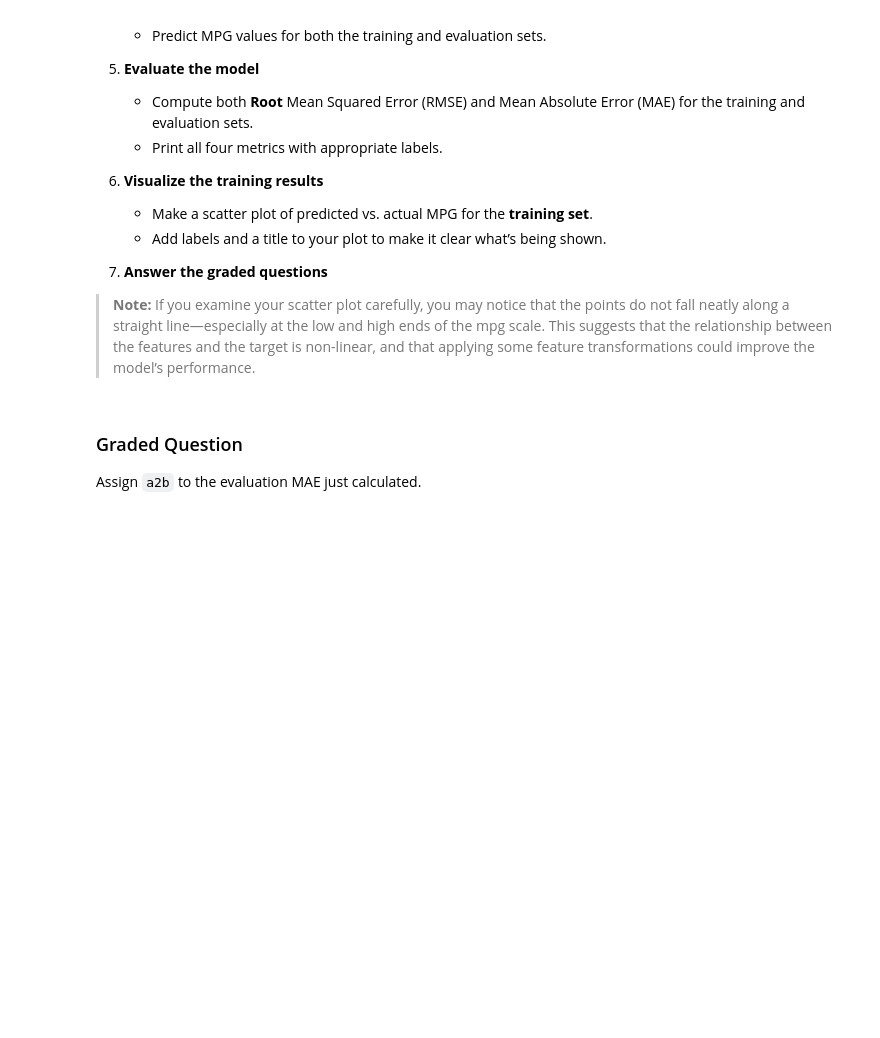
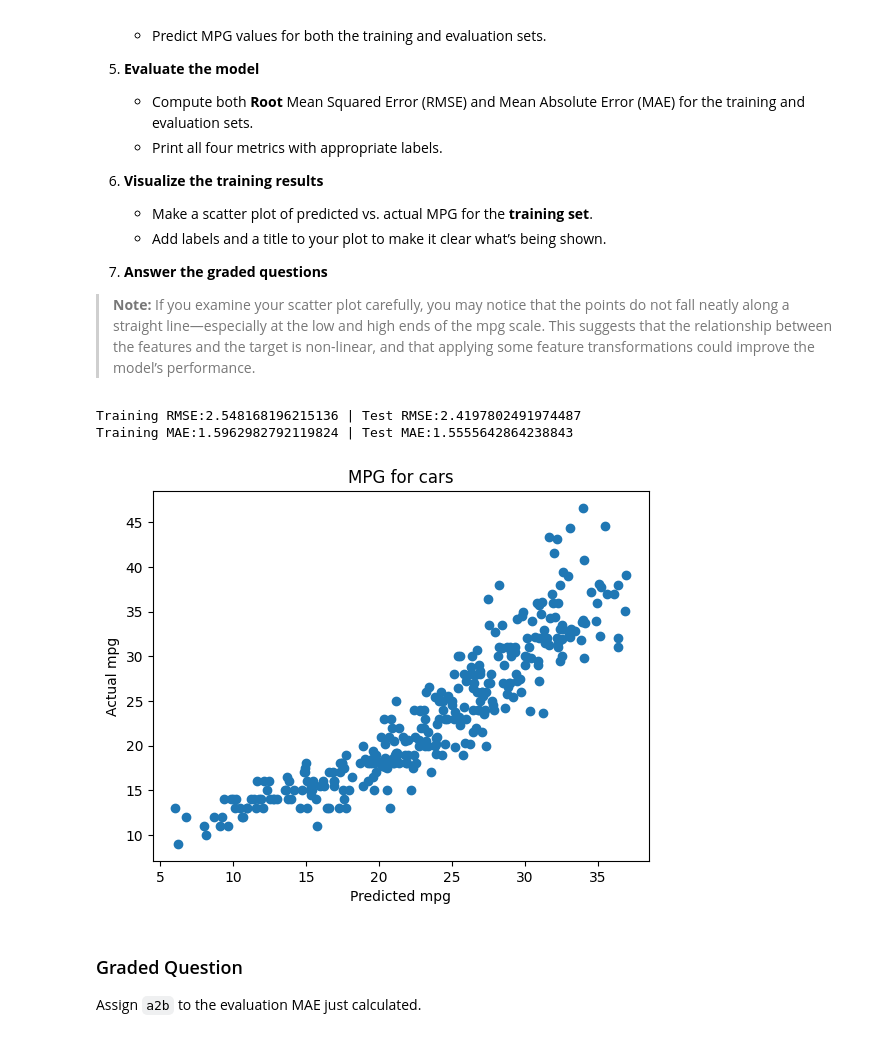
Before and after one commit to AL-Holmes/Module-3-Assignments, a Jupyter notebook: Homework_03.ipynb, the cells around one changed output. Drawn from its saved outputs; the diff is of its cells as text; code cells hidden in the pictures; blank space fills up the shorter version.

```diff
--- a/Homework_03.ipynb
+++ b/Homework_03.ipynb
@@ -447,6 +447,7 @@ Before we can use the dataset for modeling, we need to address two issues:
 Hint: You can actually do the cleaning in one line using Pandas chaining methods. But two lines are fine :-).
 # %%
 # Your code here -- add additional cells if you wish
+df_mpg_cleaned = df_mpg.drop('car_name',axis=1).dropna()
 # %% [markdown]
 ### Graded Question
 
@@ -502,7 +503,58 @@ In this part, you’ll build a baseline linear regression model to predict `mpg`
 
 >**Note:** If you examine your scatter plot carefully, you may notice that the points do not fall neatly along a straight line—especially at the low and high ends of the mpg scale. This suggests that the relationship between the features and the target is non-linear, and that applying some feature transformations could improve the model’s performance.
 # %%
-# Your code here; add as many cells as you need
+# 1. **Define your features and target**
+
+#    * Use all columns **except** `mpg` as features (`X`).
+X_data_mpg = df_mpg_cleaned.drop('mpg',axis=1)
+#    * Use the `mpg` column as the target (`y`).
+y_data_mpg = df_mpg_cleaned['mpg']
+#    * Tip: It’s best to keep `y` as a DataFrame, not a Series.
+
+
+# 2. **Split the data into training and evaluation sets**
+
+#    * Use `train_test_split` from sklearn.
+#    * Set the test size to 20% and use `random_state=random_seed` to ensure reproducibility.
+#    * This should give you `X_train`, `X_eval`, `y_train`, and `y_eval` (if you wish, you may use `X_test` and `y_test`).
+X_train_mpg, X_test_mpg, y_train_mpg, y_test_mpg = train_test_split(X_data_mpg,y_data_mpg,test_size=0.2,random_state=random_seed)
+
+# 3. **Fit a linear regression model**
+model_mpg = LinearRegression()
+
+#    * Create and train a `LinearRegression` model using the training data.
+model_mpg.fit(X_train_mpg,y_train_mpg)
+
+# 4. **Generate predictions**
+#    * Predict MPG values for both the training and evaluation sets.
+y_predict_mpg_train = model_mpg.predict(X_train_mpg)
+y_predict_mpg_test = model_mpg.predict(X_test_mpg)
+
+# 5. **Evaluate the model**
+#    * Compute both **Root** Mean Squared Error (RMSE) and Mean Absolute Error (MAE) for the training and evaluation sets.
+#    * Print all four metrics with appropriate labels.
+rmse_mpg_train = mean_absolute_error(y_train_mpg,y_predict_mpg_train)
+rmse_mpg_test = mean_absolute_error(y_test_mpg,y_predict_mpg_test)
+
+mae_mpg_train =  np.sqrt(mean_absolute_error(y_train_mpg,y_predict_mpg_train))
+mae_mpg_test = np.sqrt(mean_absolute_error(y_test_mpg,y_predict_mpg_test))
+
+print(f'Training RMSE:{rmse_mpg_train} | Test RMSE:{rmse_mpg_test}')
+print(f'Training MAE:{mae_mpg_train} | Test MAE:{mae_mpg_test}')
+
+# 6. **Visualize the training results**
+#    * Make a scatter plot of predicted vs. actual MPG for the **training set**.
+#    * Add labels and a title to your plot to make it clear what’s being shown.
+
+plt.scatter(y_predict_mpg_train,y_train_mpg)
+plt.xlabel('Predicted mpg')
+plt.ylabel('Actual mpg')
+plt.title('MPG for cars')
+plt.show()
+# %% [output]
+Training RMSE:2.548168196215136 | Test RMSE:2.4197802491974487
+Training MAE:1.5962982792119824 | Test MAE:1.5555642864238843
+[figure, added]
 # %% [markdown]
 ### Graded Question
 
```
Also changed, not shown: parts of 5 cells of this notebook.
